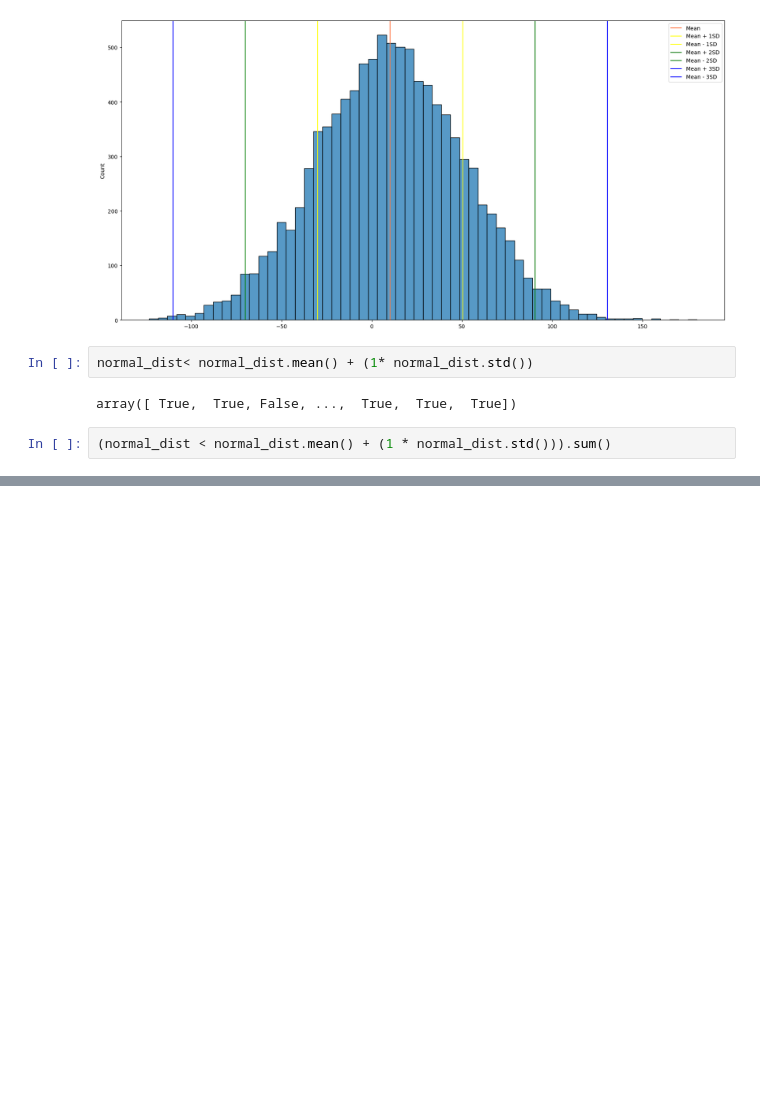
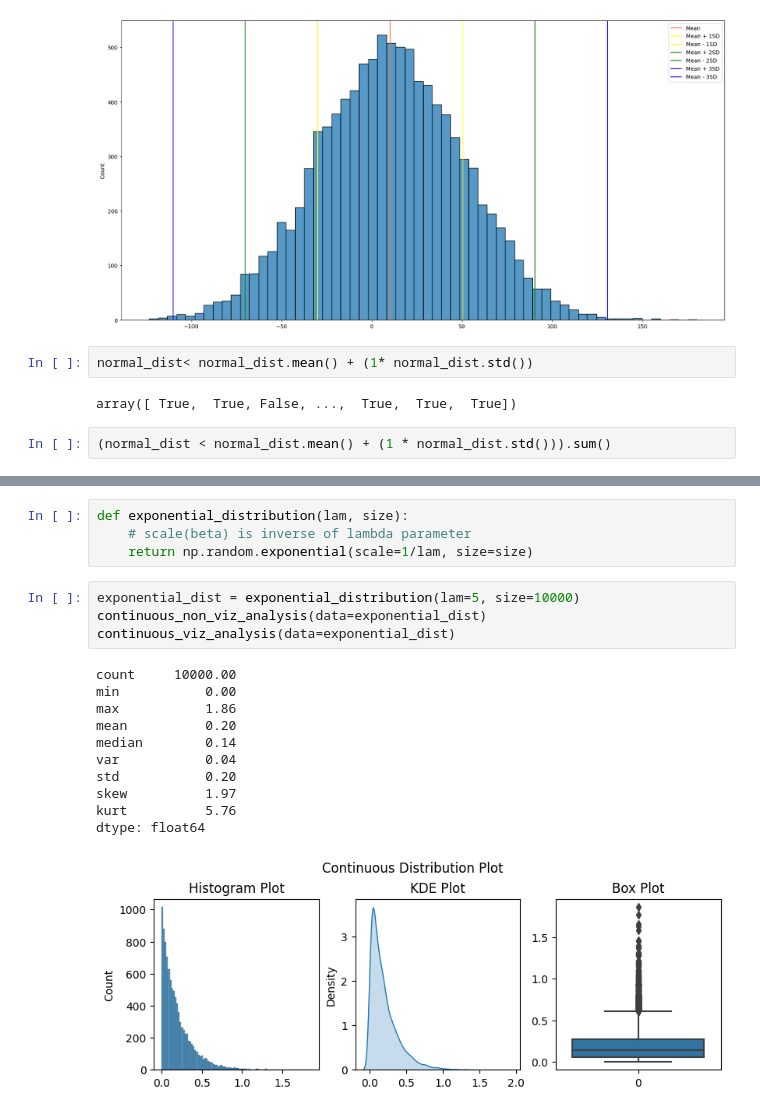
Before and after one commit to Tolash123/Machine_learning_and_Deep_learning, a Jupyter notebook: Module3-Advance Data analysis and statistics/distribution_introduction.ipynb, the cells around one changed output, grey strips where cells are left out. Drawn from its saved outputs; the diff is of its cells as text; blank space fills up the shorter version.

Commit message:
distribution

```diff
--- a/Module3-Advance Data analysis and statistics/distribution_introduction.ipynb
+++ b/Module3-Advance Data analysis and statistics/distribution_introduction.ipynb
@@ -593,0 +622,20 @@ percentage_of_data(normal_dist, 1)
+# %%
+def exponential_distribution(lam, size):
+    # scale(beta) is inverse of lambda parameter
+    return np.random.exponential(scale=1/lam, size=size)
+# %%
+exponential_dist = exponential_distribution(lam=5, size=10000)
+continuous_non_viz_analysis(data=exponential_dist)
+continuous_viz_analysis(data=exponential_dist)
+# %% [output]
+count     10000.00
+min           0.00
+max           1.86
+mean          0.20
+median        0.14
+var           0.04
+std           0.20
+skew          1.97
+kurt          5.76
+dtype: float64
+[figure, added]
```
Also changed, not shown: parts of 13 cells of this notebook.
